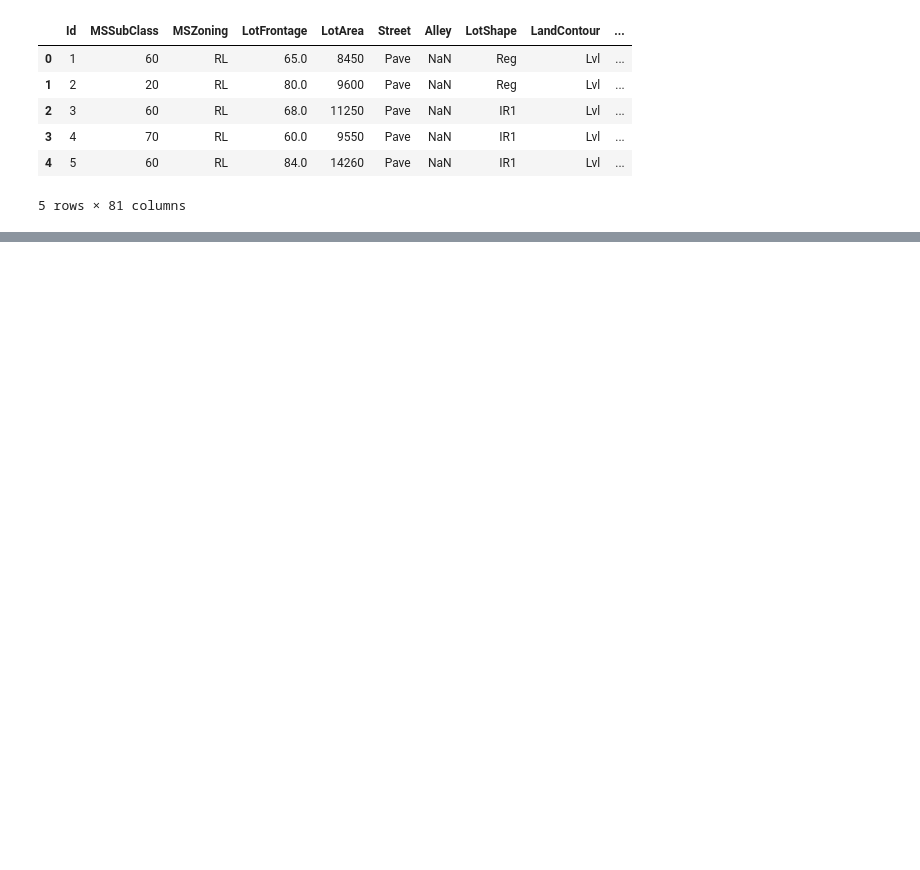
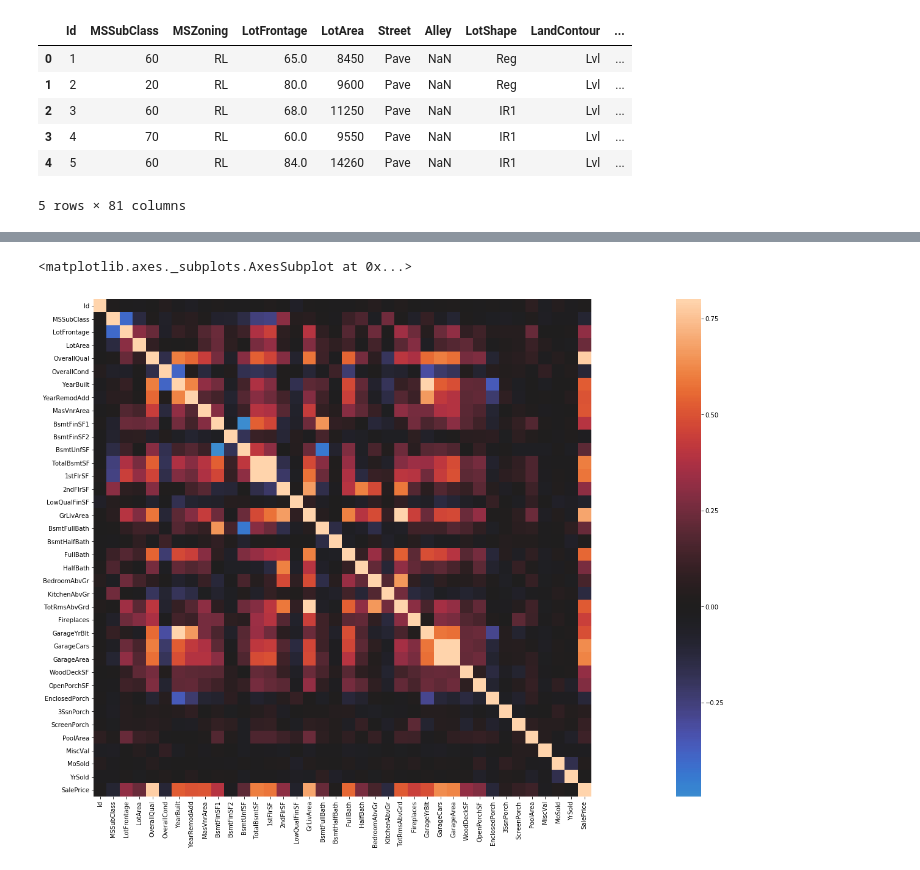
Before and after one commit to Wilson2214/HousePrice-MLClass, a Jupyter notebook: House Prices - Initial Linear Regression.ipynb, the cells around one changed output, grey strips where cells are left out. Drawn from its saved outputs; the diff is of its cells as text; code cells hidden in the pictures; blank space fills up the shorter version.

```diff
--- a/House Prices - Initial Linear Regression.ipynb
+++ b/House Prices - Initial Linear Regression.ipynb
@@ -145,0 +169,7 @@ Testing # Cols with NaN = 11
+# %%
+# We can simply replace all missing values here with 0
+# Note, we also must do this for our validation and test data
+
+train['MasVnrArea'] = train['MasVnrArea'].fillna(0)
+valid['MasVnrArea'] = valid['MasVnrArea'].fillna(0)
+test['MasVnrArea'] = test['MasVnrArea'].fillna(0)
@@ -145,0 +223,29 @@ Testing # Cols with NaN = 11
+# %%
+# Finally, although there are no missing values in the test set for items related to the basement of a home
+# our test data does have these issues. We will simply replace these missing values with zero assuming there is no
+# basement at this location
+# 'BsmtFinSF1', 'BsmtFinSF2', 'BsmtUnfSF', 'TotalBsmtSF', 'BsmtFullBath', 'BsmtHalfBath'
+
+train['BsmtFinSF1'] = train['BsmtFinSF1'].fillna(0)
+valid['BsmtFinSF1'] = valid['BsmtFinSF1'].fillna(0)
+test['BsmtFinSF1'] = test['BsmtFinSF1'].fillna(0)
+
+train['BsmtFinSF2'] = train['BsmtFinSF2'].fillna(0)
+valid['BsmtFinSF2'] = valid['BsmtFinSF2'].fillna(0)
+test['BsmtFinSF2'] = test['BsmtFinSF2'].fillna(0)
+
+train['BsmtUnfSF'] = train['BsmtUnfSF'].fillna(0)
+valid['BsmtUnfSF'] = valid['BsmtUnfSF'].fillna(0)
+test['BsmtUnfSF'] = test['BsmtUnfSF'].fillna(0)
+
+train['TotalBsmtSF'] = train['TotalBsmtSF'].fillna(0)
+valid['TotalBsmtSF'] = valid['TotalBsmtSF'].fillna(0)
+test['TotalBsmtSF'] = test['TotalBsmtSF'].fillna(0)
+
+train['BsmtFullBath'] = train['BsmtFullBath'].fillna(0)
+valid['BsmtFullBath'] = valid['BsmtFullBath'].fillna(0)
+test['BsmtFullBath'] = test['BsmtFullBath'].fillna(0)
+
+train['BsmtHalfBath'] = train['BsmtHalfBath'].fillna(0)
+valid['BsmtHalfBath'] = valid['BsmtHalfBath'].fillna(0)
+test['BsmtHalfBath'] = test['BsmtHalfBath'].fillna(0)
@@ -146,3 +308,10 @@ Testing # Cols with NaN = 11
+# %%
+corrmat = train.corr()
+f, ax = plt.subplots(figsize=(50, 15))
+sns.heatmap(corrmat, vmax=0.8, square=True,center=0)
+# %% [output]
+<matplotlib.axes._subplots.AxesSubplot at 0x...>
+[figure, added]
 # %%
 # Remove outliers based on housing price
 # %%
```
Also changed, not shown: parts of 18 cells of this notebook.
